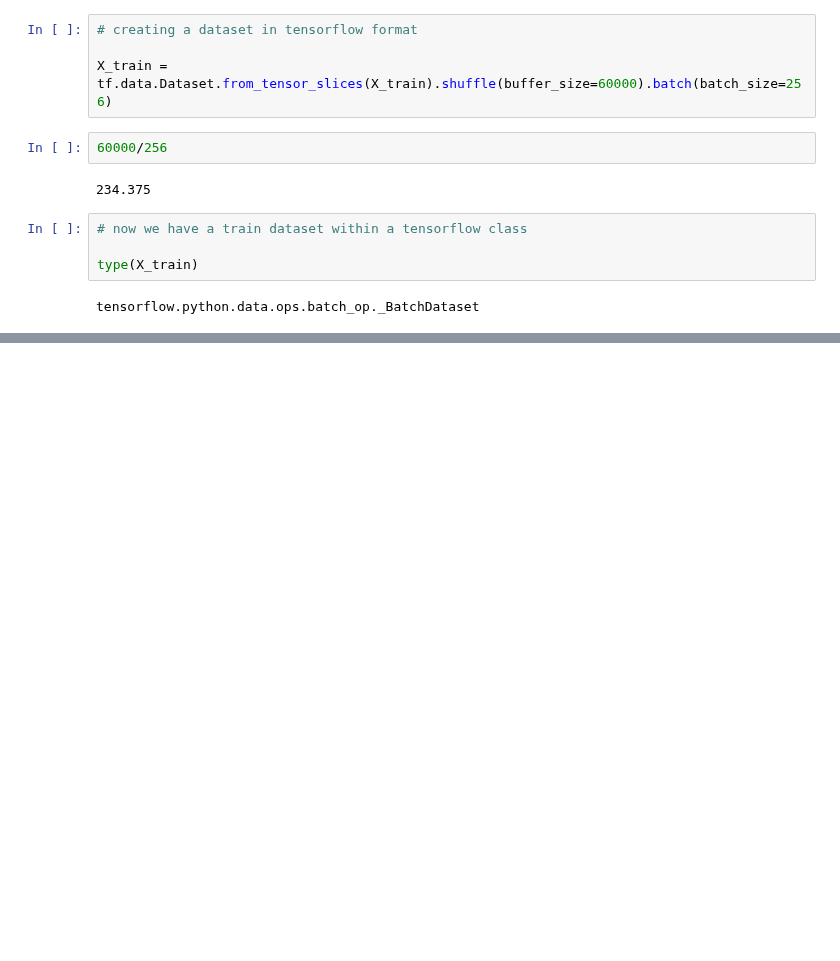
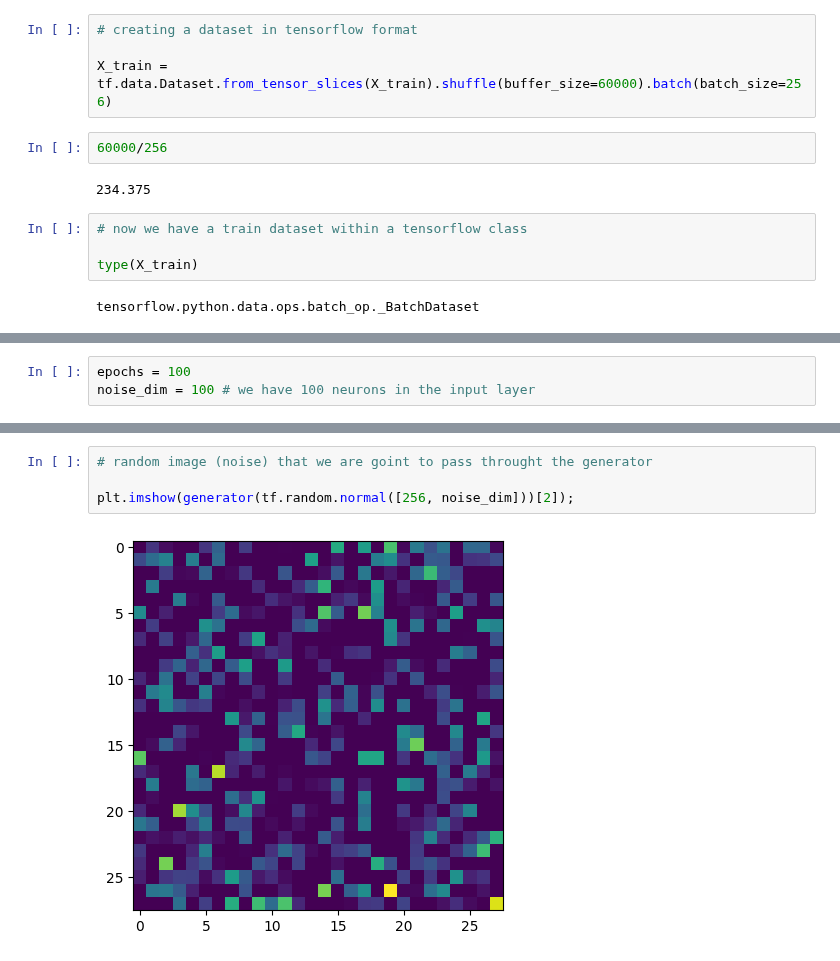
Before and after one commit to mmdes/ai-experiments, a Jupyter notebook: notebooks/25_GAN_L1L2_technique.ipynb, the cells around one changed output, grey strips where cells are left out. Cells and saved outputs as stored; diff of their text form; blank space fills up the shorter version.

```diff
--- a/notebooks/25_GAN_L1L2_technique.ipynb
+++ b/notebooks/25_GAN_L1L2_technique.ipynb
@@ -96,0 +113,3 @@ Model: "sequential_1"
+# %%
+epochs = 100
+noise_dim = 100 # we have 100 neurons in the input layer
@@ -96,0 +133,6 @@ Model: "sequential_1"
+# %%
+# random image (noise) that we are goint to pass throught the generator
+
+plt.imshow(generator(tf.random.normal([256, noise_dim]))[2]);
+# %% [output]
+[figure, added]
```
Also changed, not shown: parts of 9 cells of this notebook.
